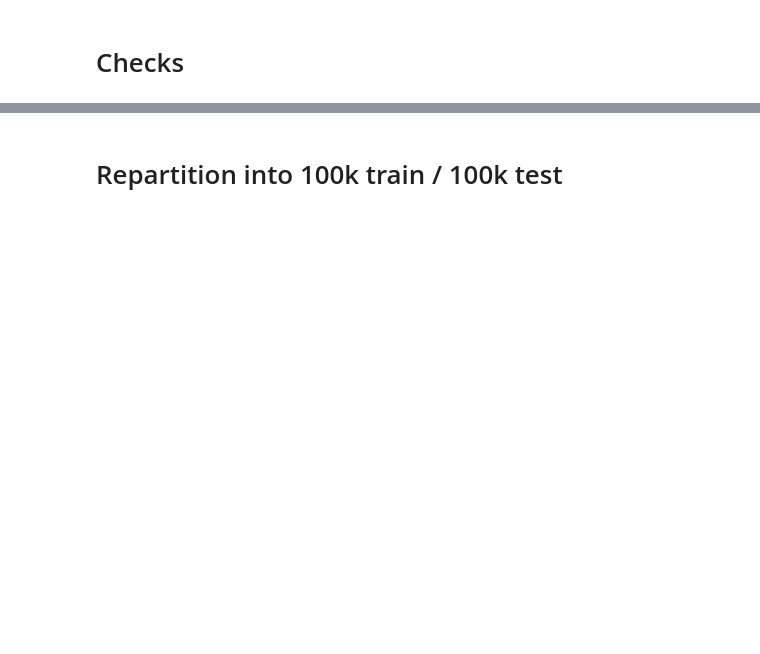
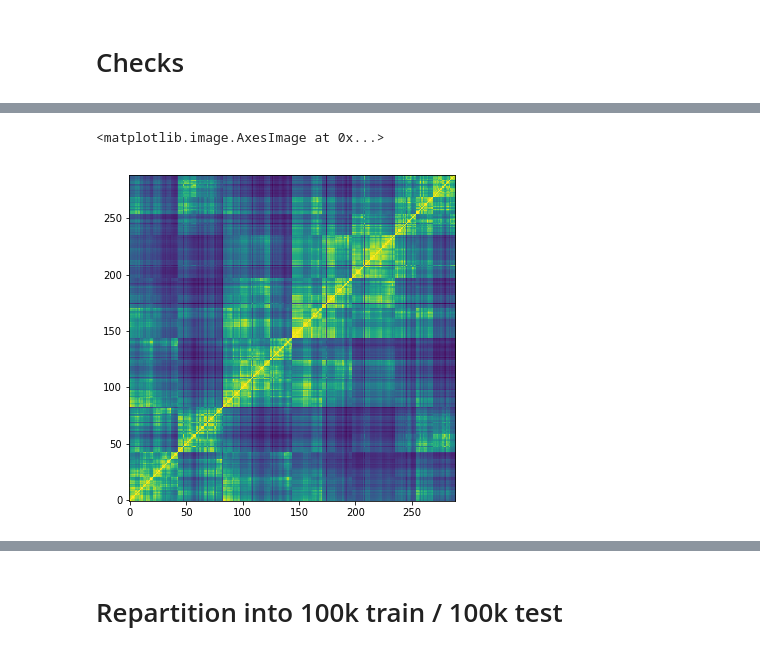
Before and after one commit to johannbrehmer/recnn, a Jupyter notebook: notebooks/03-preprocessing.ipynb, the cells around one changed output, grey strips where cells are left out. Saved outputs shown, nothing was run; the diff lists cells and outputs as text; code cells hidden in the pictures; blank space fills up the shorter version.

```diff
--- a/notebooks/03-preprocessing.ipynb
+++ b/notebooks/03-preprocessing.ipynb
@@ -370,0 +434,5 @@ fd.close()
+# %%
+plt.imshow(np.exp(-D_CA[0]/1.), origin='lower')
+# %% [output]
+<matplotlib.image.AxesImage at 0x...>
+[figure, added]
```
Also changed, not shown: parts of 21 cells of this notebook, 5 other files.
